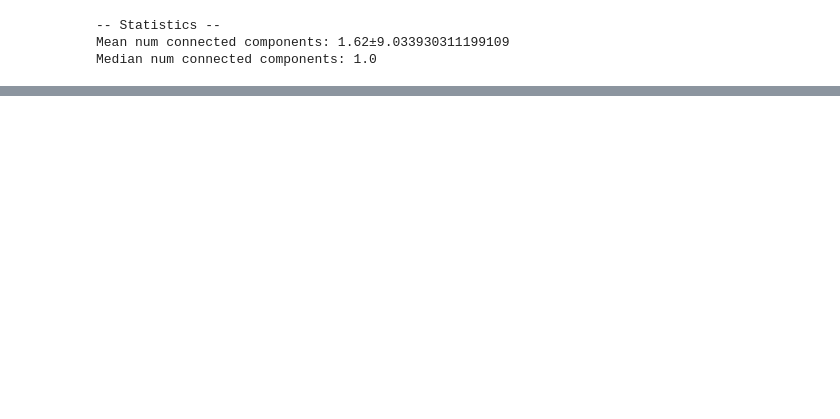
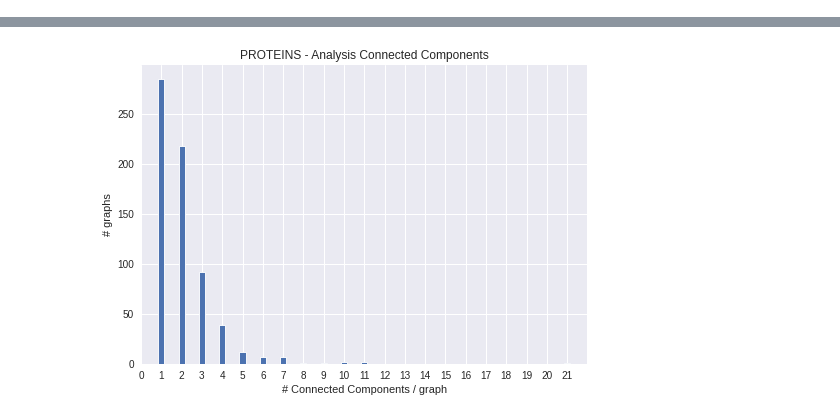
Before and after one commit to CheshireCat12/graph-matching-gnn-reduction, a Jupyter notebook: graph_analysis/notebooks/analysis_stats.ipynb, the cells around one changed output, grey strips where cells are left out. Saved outputs shown, nothing was run; the diff lists cells and outputs as text; code cells hidden in the pictures; blank space fills up the shorter version.

```diff
--- a/graph_analysis/notebooks/analysis_stats.ipynb
+++ b/graph_analysis/notebooks/analysis_stats.ipynb
@@ -18,26 +22,38 @@ plt.style.use('seaborn')
 # %%
 linewidth = 0.5,
 # %%
-def plot_bar(values, xlabel='--'):
+def plot_bar(values, title, xlabel='--'):
     counts = np.bincount(values)
 
     fig, ax = plt.subplots()
-    ax.bar(range(counts.size),
-           counts,
-           width=1,
-           align='center',
-           linewidth=0.5,
-           edgecolor="white")
 
-    ax.set(xticks=range(counts.size),
-           xlim=[0, counts.size],
-           xlabel=xlabel,
-           ylabel='# graphs')
+    if np.max(values) > 50:
+        ax.hist(values,
+                bins=range(max(values)))
+    else:
+        ax.bar(range(counts.size),
+               counts,
+               width=0.3,
+               align='center',
+               linewidth=0.9,
+               edgecolor="white")
+        ax.set(
+            xticks=range(counts.size),
+            xlim=[0, counts.size],
+        )
+
+    ax.set(
+        title=title,
+        xlabel=xlabel,
+        ylabel='# graphs'
+    )
+    # ax.autoscale(tight=True)
 
     plt.show()
 
 
 def print_statistics(values, name):
-    print(f'-- Statistics --')
-    print(f'Mean {name}: {np.mean(values):.2f}±{np.std(values)}')
-    print(f'Median {name}: {np.median(values)}')
+    print('-' * 20)
+    print(f'Mean {name}: {np.mean(values):.2f}±{np.std(values):.2f}')
+    print(f'Median {name}: {np.median(values):.2f}')
+    print(f'Min-Max {name}: {np.min(values)}-{np.max(values)}')
@@ -44,10 +92,6 @@ def print_statistics(values, name):
 # %%
 ## Connected Components
-print_statistics(graph_stats['n_connected_components'],
-                 'num connected components')
 plot_bar(graph_stats['n_connected_components'],
-         '# Connected Components / graph')
+         title=f'{dataset_name.upper()} - Analysis Connected Components',
+         xlabel='# Connected Components / graph')
 # %% [output]
--- Statistics --
-Mean num connected components: 1.62±9.033930311199109
-Median num connected components: 1.0
@@ -56,2 +98,3 @@ Median num connected components: 1.0
+[figure, added]
 # %%
 # Isolated nodes
```
Also changed, not shown: parts of 13 cells of this notebook, 4 other files.
